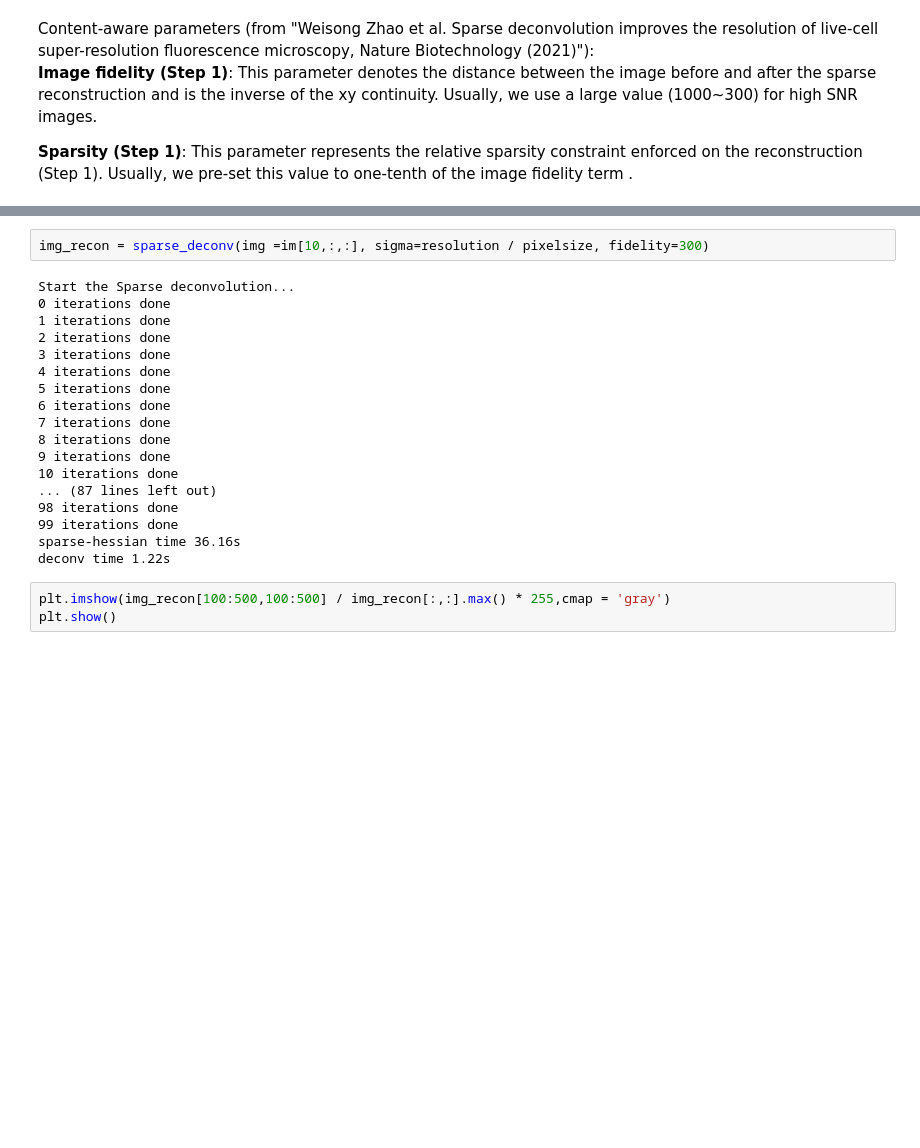
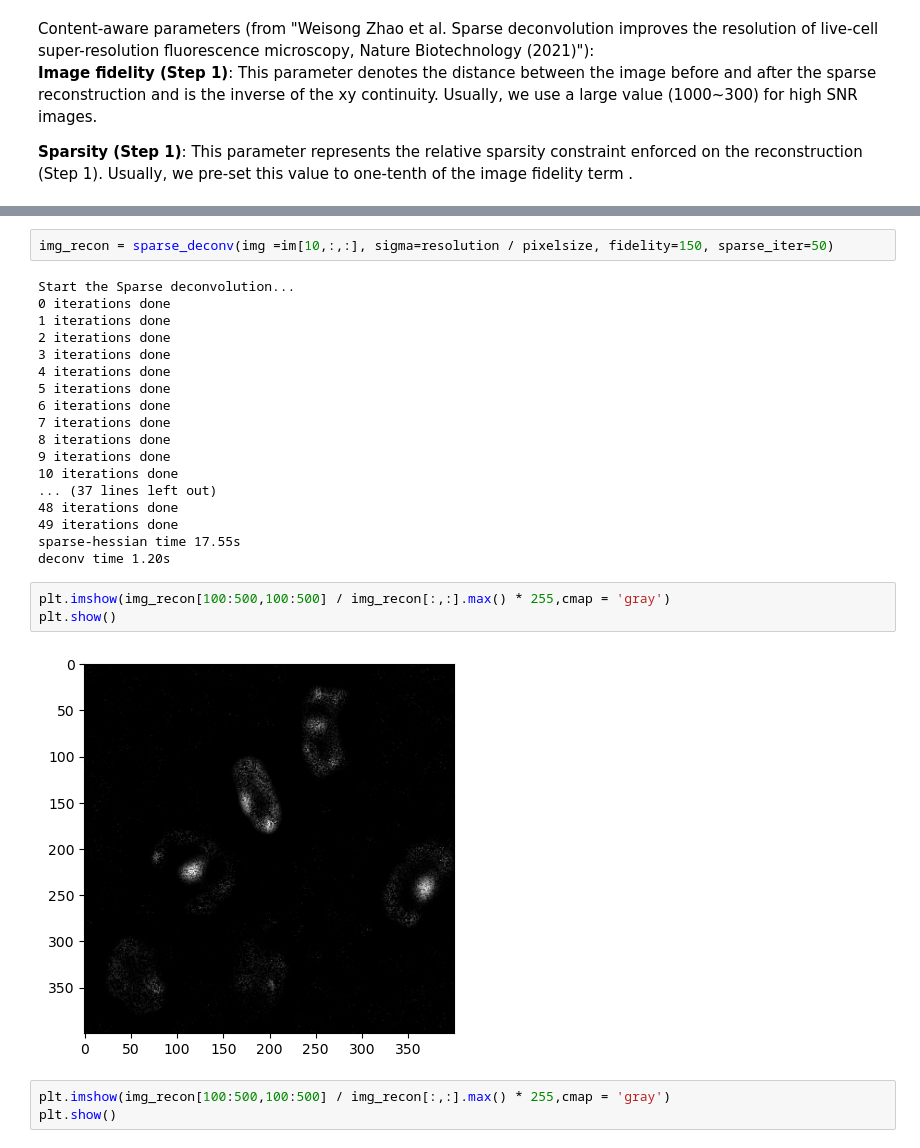
Before and after one commit to maryjis/SpatialOmics-RNA-Pipe, a Jupyter notebook: 1.deconvolution.ipynb, the cells around one changed output, grey strips where cells are left out. Saved outputs shown, nothing was run; the diff lists cells and outputs as text; blank space fills up the shorter version.

```diff
--- a/1.deconvolution.ipynb
+++ b/1.deconvolution.ipynb
@@ -76,5 +96,5 @@ Content-aware parameters (from "Weisong Zhao et al. Sparse deconvolution improve
 # %%
-img_recon = sparse_deconv(img =im[10,:,:], sigma=resolution / pixelsize, fidelity=300)
+img_recon = sparse_deconv(img =im[10,:,:], sigma=resolution / pixelsize, fidelity=150, sparse_iter=50)
 # %% [output]
 Start the Sparse deconvolution...
 0 iterations done
@@ -88,11 +108,16 @@ Start the Sparse deconvolution...
 8 iterations done
 9 iterations done
 10 iterations done
-... (87 lines left out)
-98 iterations done
-99 iterations done
-sparse-hessian time 36.16s
-deconv time 1.22s
+... (37 lines left out)
+48 iterations done
+49 iterations done
+sparse-hessian time 17.55s
+deconv time 1.20s
+# %%
+plt.imshow(img_recon[100:500,100:500] / img_recon[:,:].max() * 255,cmap = 'gray')
+plt.show()
+# %% [output]
+[figure, added]
 # %%
 plt.imshow(img_recon[100:500,100:500] / img_recon[:,:].max() * 255,cmap = 'gray')
 plt.show()
```
Also changed, not shown: parts of 4 cells of this notebook, 1 other file.
